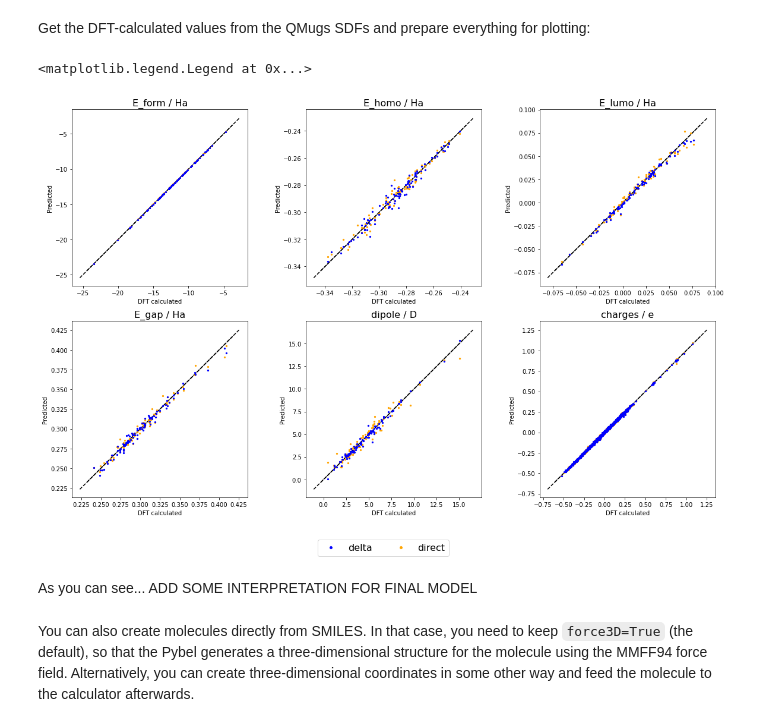
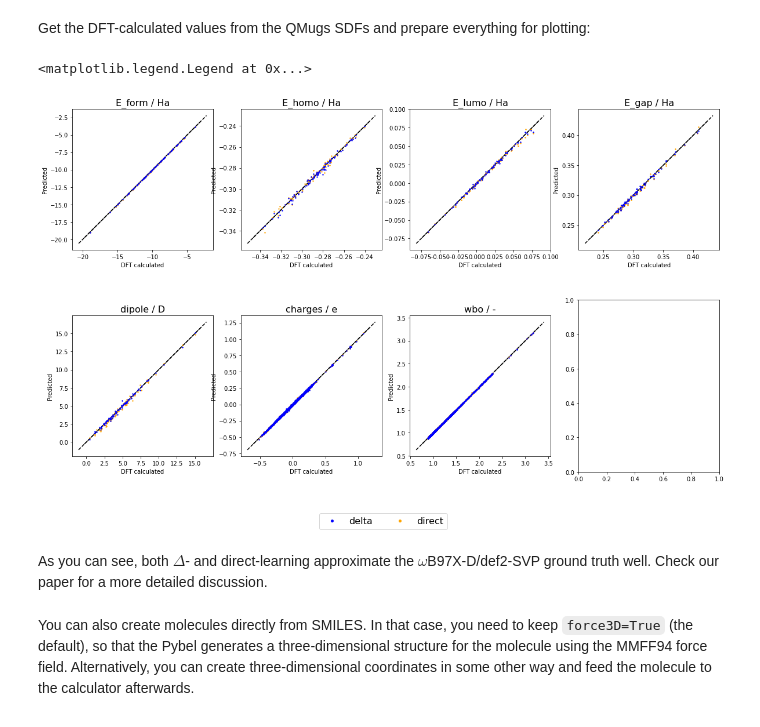
Before and after one commit to josejimenezluna/delfta, a Jupyter notebook: tutorials/delta_vs_direct.ipynb, the cells around one changed output. Drawn from its saved outputs; the diff is of its cells as text; code cells hidden in the pictures.

```diff
--- a/tutorials/delta_vs_direct.ipynb
+++ b/tutorials/delta_vs_direct.ipynb
@@ -16,10 +16,10 @@ We'll initialize a calculator by stating which tasks we want to perform. Options
 # %%
 from delfta.calculator import DelftaCalculator
 
-calc_delta = DelftaCalculator(tasks=["E_form", "E_homo", "E_lumo", "E_gap", "dipole", "charges"], delta=True)
+calc_delta = DelftaCalculator(tasks=["E_form", "E_homo", "E_lumo", "E_gap", "dipole", "charges", "wbo"], delta=True)
 # Verbose passing of arguments. We could've used "all" as well
 predictions_delta = calc_delta.predict(mols, batch_size=32) # lower the batch size if you run into memory issues
-calc_direct = DelftaCalculator(tasks="all", delta=False)
-# "all" means ["E_form", "E_homo", "E_lumo", "E_gap", "dipole", "charges"]
+calc_direct = DelftaCalculator(delta=False)
+# the default setting (tasks=None) means the calculator will perform all calculations for all endpoints
 predictions_direct = calc_direct.predict(mols)
 # %% [output]
@@ -57,50 +59,52 @@ Get the DFT-calculated values from the QMugs SDFs and prepare everything for plo
 # %%
 predictions_delta["charges"] = np.concatenate(predictions_delta["charges"])
 predictions_direct["charges"] = np.concatenate(predictions_direct["charges"])
-dft_keys = ["DFT:FORMATION_ENERGY", "DFT:HOMO_ENERGY", "DFT:LUMO_ENERGY", "DFT:HOMO_LUMO_GAP", "DFT:DIPOLE", "DFT:MULLIKEN_CHARGES"]
+predictions_delta["wbo"] = np.concatenate(predictions_delta["wbo"])
+predictions_direct["wbo"] = np.concatenate(predictions_direct["wbo"])
+dft_keys = ["DFT:FORMATION_ENERGY", "DFT:HOMO_ENERGY", "DFT:LUMO_ENERGY", "DFT:HOMO_LUMO_GAP", "DFT:DIPOLE", "DFT:MULLIKEN_CHARGES", "DFT:WIBERG_LOWDIN_BOND_ORDER"]
 dft_values = {}
 for dft_key in dft_keys:
     if dft_key == "DFT:DIPOLE":
         dft_values[dft_key] =  [float(mol.data[dft_key].split("|")[-1]) for mol in mols]
-    elif dft_key == "DFT:MULLIKEN_CHARGES":
+    elif dft_key == "DFT:MULLIKEN_CHARGES" or dft_key == "DFT:WIBERG_LOWDIN_BOND_ORDER":
         dft_values[dft_key] = [float(elem) for mol in mols for elem in mol.data[dft_key].split("|")]
     else:
         dft_values[dft_key] = [float(mol.data[dft_key]) for mol in mols]
 # %%
 import matplotlib.pyplot as plt
 from matplotlib.gridspec import GridSpec
 from matplotlib.lines import Line2D
 
 def make_plot(ax, dft_vals, pred_vals, label, unit, color):
-    ax.scatter(dft_vals, pred_vals, color=color, s=5)
+    ax.scatter(dft_vals, pred_vals, color=color, s=2)
     ax.set_xlabel("DFT calculated")
     ax.set_ylabel("Predicted")
     min_val = [min(ax.get_ylim()[0], ax.get_xlim()[0])]
     max_val = [max(ax.get_ylim()[1], ax.get_xlim()[1])]
     ax.plot([min_val, max_val], [min_val, max_val], '--', color="black", zorder=-1)
     ax.set_aspect("equal", "box")
 
 fig = plt.figure(figsize=(20, 12))
-gs = GridSpec(nrows=2, ncols=3)
-pred_keys = ["E_form", "E_homo", "E_lumo", "E_gap", "dipole", "charges"]
+gs = GridSpec(nrows=2, ncols=4)
+pred_keys = ["E_form", "E_homo", "E_lumo", "E_gap", "dipole", "charges", "wbo"]
 all_dft_vals = [dft_values[dft_key] for dft_key in dft_keys]
 all_pred_vals_delta = [predictions_delta[pred_key] for pred_key in pred_keys]
 all_pred_vals_direct = [predictions_direct[pred_key] for pred_key in pred_keys]
-units = ["Ha", "Ha", "Ha", "Ha", "D", "e"]
-axes = [fig.add_subplot(gs[i,j]) for i in range(2) for j in range(3)]
-for ax, dft_vals, pred_vals_delta, pred_vals_direct, label, unit in zip(axes, all_dft_vals, all_pred_vals_delta, all_pred_vals_direct, pred_keys, units):
-    make_plot(ax, dft_vals, pred_vals_direct, label, unit, "orange")
-    make_plot(ax, dft_vals, pred_vals_delta, label, unit, "blue")
-    ax.title.set_text(f"{label} / {unit}")
+units = ["Ha", "Ha", "Ha", "Ha", "D", "e", "-"]
+axes = [fig.add_subplot(gs[i,j]) for i in range(2) for j in range(4)]
+for ax, pred_key, dft_key, unit in zip(axes, pred_keys, dft_keys, units):
+    make_plot(ax, dft_values[dft_key], predictions_direct[pred_key], pred_key, unit, "orange")
+    make_plot(ax, dft_values[dft_key], predictions_delta[pred_key], pred_key, unit, "blue")
+    ax.title.set_text(f"{pred_key} / {unit}")
     ax.title.set_fontsize(16)
 
 handles = [Line2D([0], [0], marker='o', color="white", markerfacecolor="blue"), Line2D([0], [0], marker='o', color="white", markerfacecolor="orange")]
 fig.legend(handles, ["delta", "direct"], fontsize=16, loc="lower center", ncol=2)
 # %% [output]
 <matplotlib.legend.Legend at 0x...>
-[figure, old version]
+[figure, new version]
-# %% [markdown]
-As you can see... ADD SOME INTERPRETATION FOR FINAL MODEL
+# %% [markdown]
+As you can see, both $\Delta$- and direct-learning approximate the $\omega$B97X-D/def2-SVP ground truth well. Check our paper for a more detailed discussion.
 # %% [markdown]
 You can also create molecules directly from SMILES. In that case, you need to keep `force3D=True` (the default), so that the Pybel generates a three-dimensional structure for the molecule using the MMFF94 force field. Alternatively, you can create three-dimensional coordinates in some other way and feed the molecule to the calculator afterwards.
 # %%
```
Also changed, not shown: parts of 3 cells of this notebook, 3 other files.
